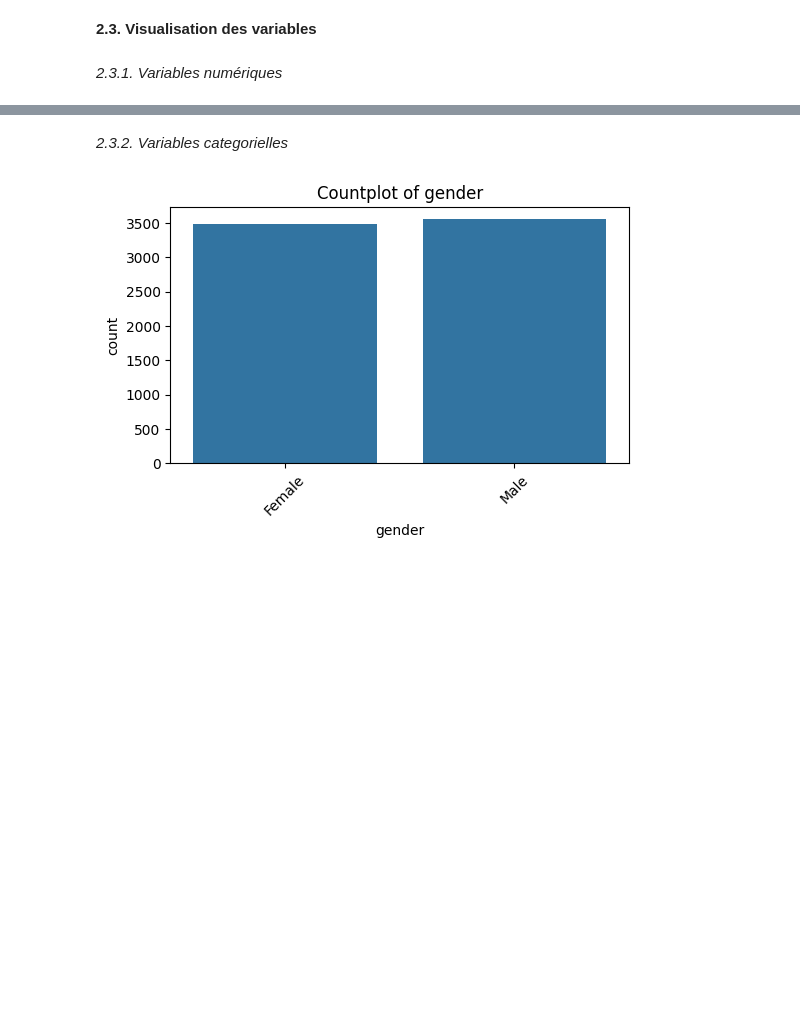
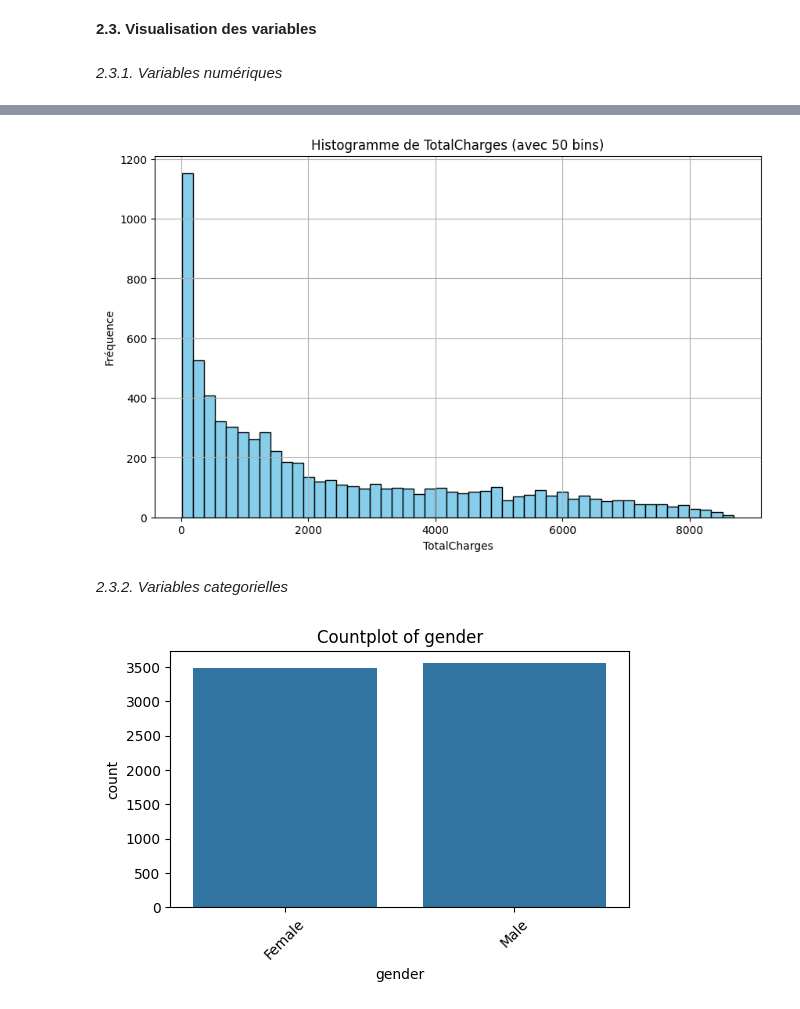
Before and after one commit to lyes2515/Telco-Churn, a Jupyter notebook: project.ipynb, the cells around one changed output, grey strips where cells are left out. Drawn from its saved outputs; the diff is of its cells as text; code cells hidden in the pictures; blank space fills up the shorter version.

```diff
--- a/project.ipynb
+++ b/project.ipynb
@@ -98,3 +97,16 @@ for i ,col in enumerate(num_vars ,1):
+# %%
+df['TotalCharges'] = pd.to_numeric(df['TotalCharges'], errors='coerce')
+df = df.dropna(subset=['TotalCharges'])
+
+plt.figure(figsize=(10, 6))
+plt.hist(df['TotalCharges'], bins=50, color='skyblue', edgecolor='black')
+plt.title('Histogramme de TotalCharges (avec 50 bins)')
+plt.xlabel('TotalCharges')
+plt.ylabel('Fréquence')
+plt.grid(True)
+plt.show()
+# %% [output]
+[figure, added]
 # %% [markdown]
 *2.3.2. Variables categorielles*
 # %%
```
Also changed, not shown: parts of 29 cells of this notebook.
